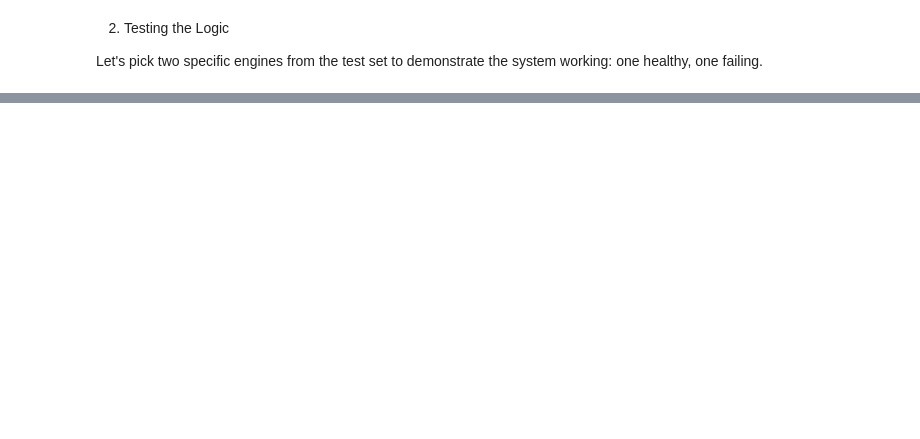
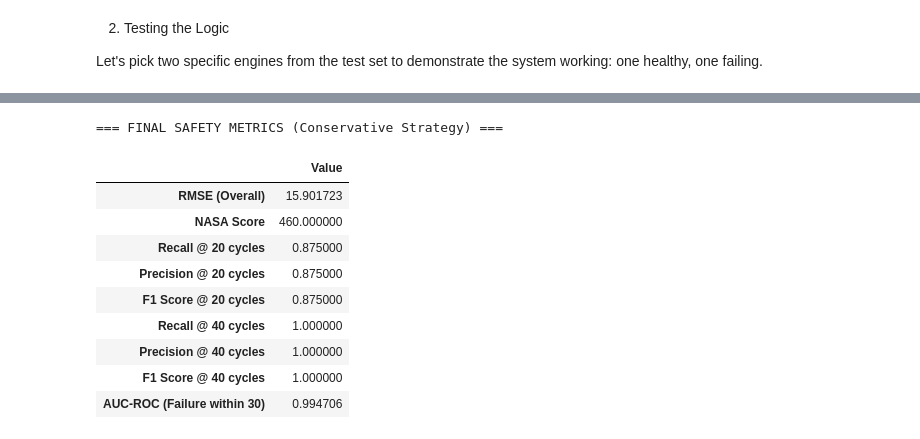
Before and after one commit to SinghNayanKumar/NASA-turbofan-RUL, a Jupyter notebook: notebooks/EDA.ipynb, the cells around one changed output, grey strips where cells are left out. Drawn from its saved outputs; the diff is of its cells as text; code cells hidden in the pictures; blank space fills up the shorter version.

```diff
--- a/notebooks/EDA.ipynb
+++ b/notebooks/EDA.ipynb
@@ -1421,0 +1495,28 @@ NameError: name 'test_unit_ids' is not defined
+# %%
+# ==========================================
+# Final Safety Check: Conservative Strategy
+# ==========================================
+
+# 1. Define Conservative Prediction (Risk Averse)
+# Logic: "I am 84% sure the RUL is at least this low" (Mean - 1 Sigma)
+# We flatten to ensure shapes match
+y_pred_conservative = y_pred_clean - std_rul.flatten()
+
+print("=== FINAL SAFETY METRICS (Conservative Strategy) ===")
+# We evaluate the conservative predictions against the ground truth
+metrics_safe = calculate_business_metrics(y_true_clean, y_pred_conservative, thresholds=[20, 40])
+
+# Display
+display(pd.DataFrame.from_dict(metrics_safe, orient='index', columns=['Value']))
+# %% [output]
+=== FINAL SAFETY METRICS (Conservative Strategy) ===
+|  | Value |
+| RMSE (Overall) | 15.901723 |
+| NASA Score | 460.000000 |
+| Recall @ 20 cycles | 0.875000 |
+| Precision @ 20 cycles | 0.875000 |
+| F1 Score @ 20 cycles | 0.875000 |
+| Recall @ 40 cycles | 1.000000 |
+| Precision @ 40 cycles | 1.000000 |
+| F1 Score @ 40 cycles | 1.000000 |
+| AUC-ROC (Failure within 30) | 0.994706 |
```
Also changed, not shown: parts of 16 cells of this notebook, 1 other file.
